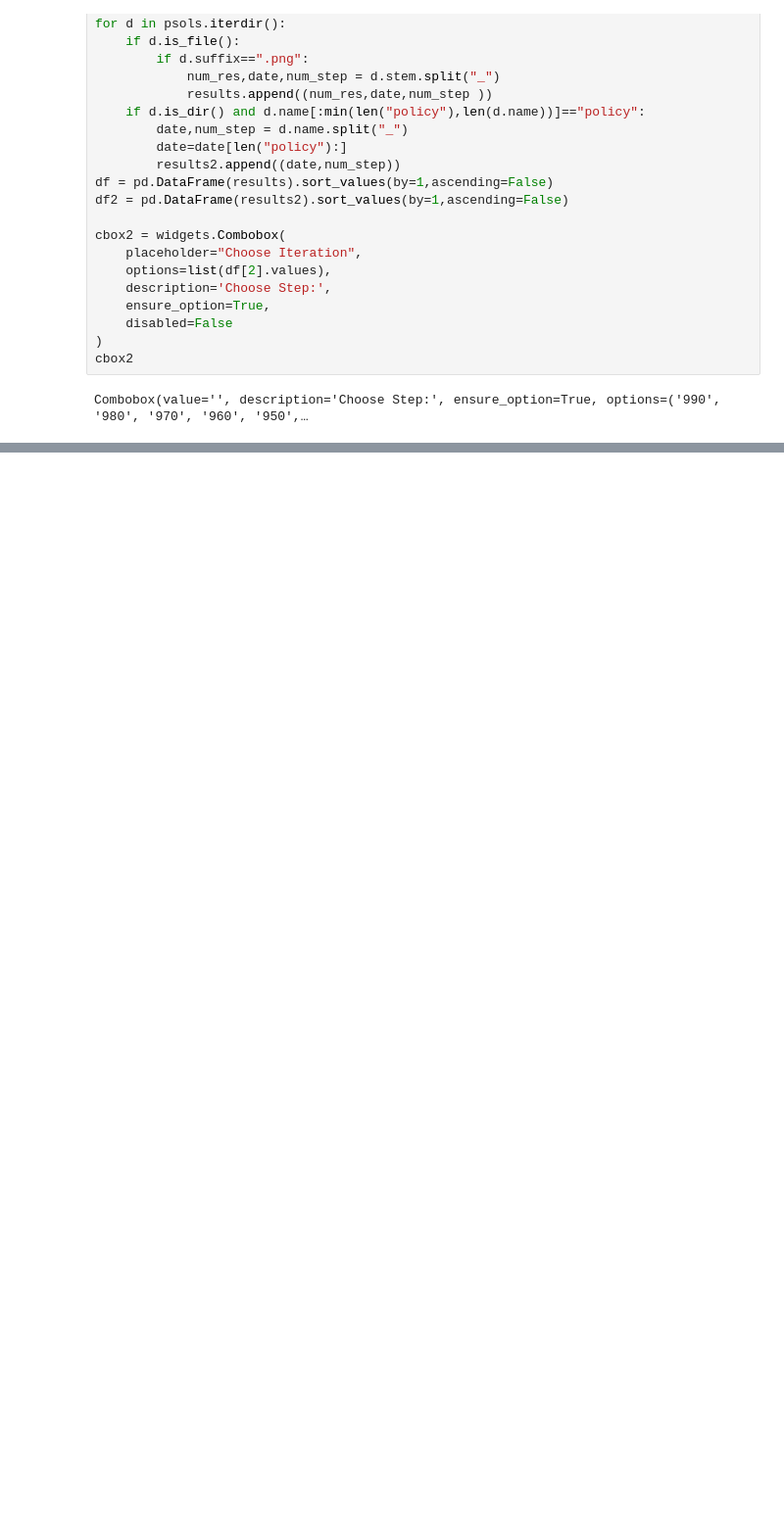
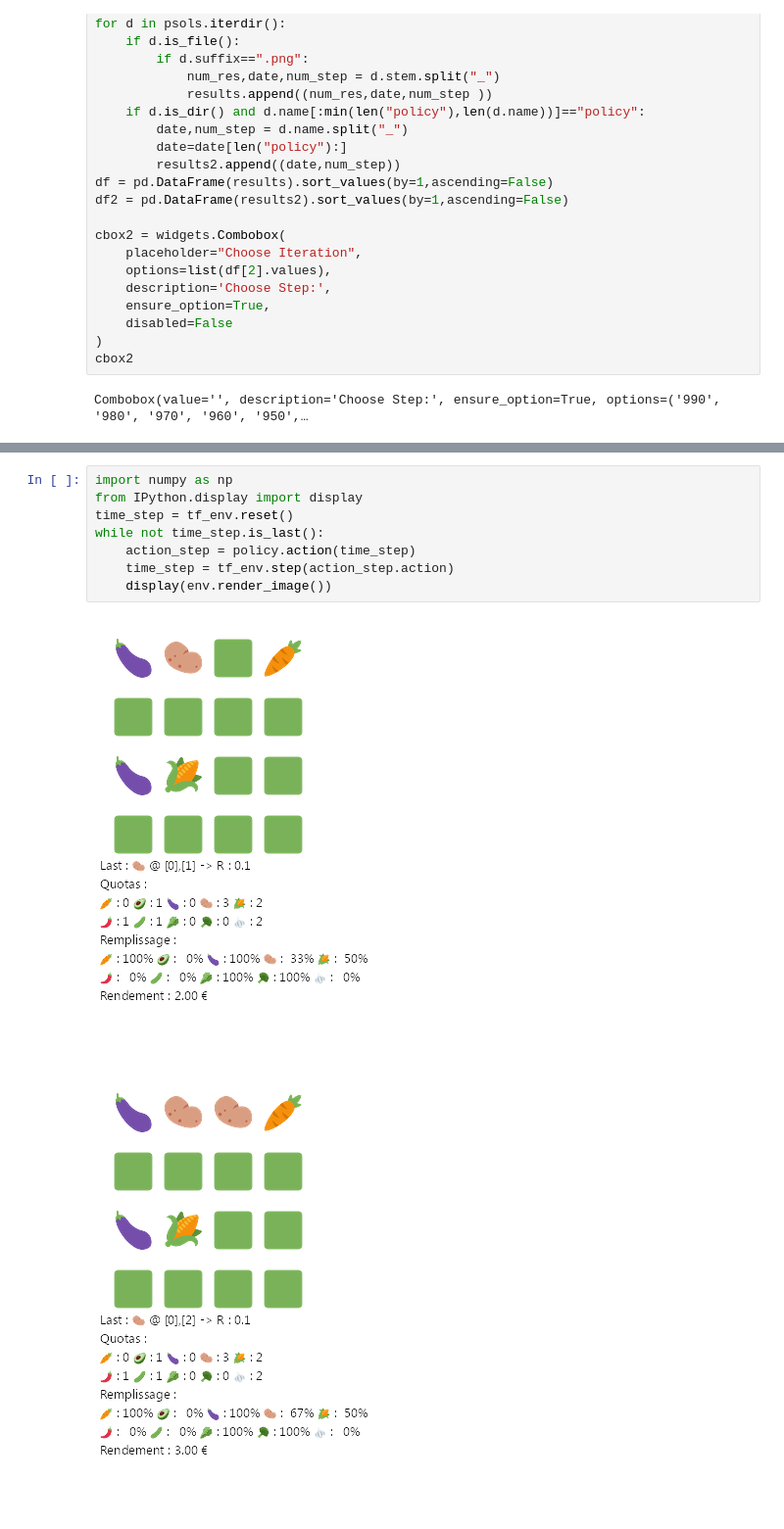
Before and after one commit to alexkocev/iarchitect, a Jupyter notebook: notebooks/FrameworkTF/SeeResults.ipynb, the cells around one changed output, grey strips where cells are left out. Shown: that part at 98% size. Saved outputs shown, nothing was run; the diff lists cells and outputs as text; blank space fills up the shorter version.

```diff
--- a/notebooks/FrameworkTF/SeeResults.ipynb
+++ b/notebooks/FrameworkTF/SeeResults.ipynb
@@ -79,0 +89,11 @@ create_policy_eval_video(tf_env,env,policy,filename,num_episodes=10,fps=5)
+# %%
+import numpy as np
+from IPython.display import display
+time_step = tf_env.reset()
+while not time_step.is_last():
+    action_step = policy.action(time_step)
+    time_step = tf_env.step(action_step.action)
+    display(env.render_image())
+# %% [output]
+[figure, added]
+[figure, added]
```
Also changed, not shown: parts of 9 cells of this notebook, 5 other files.
